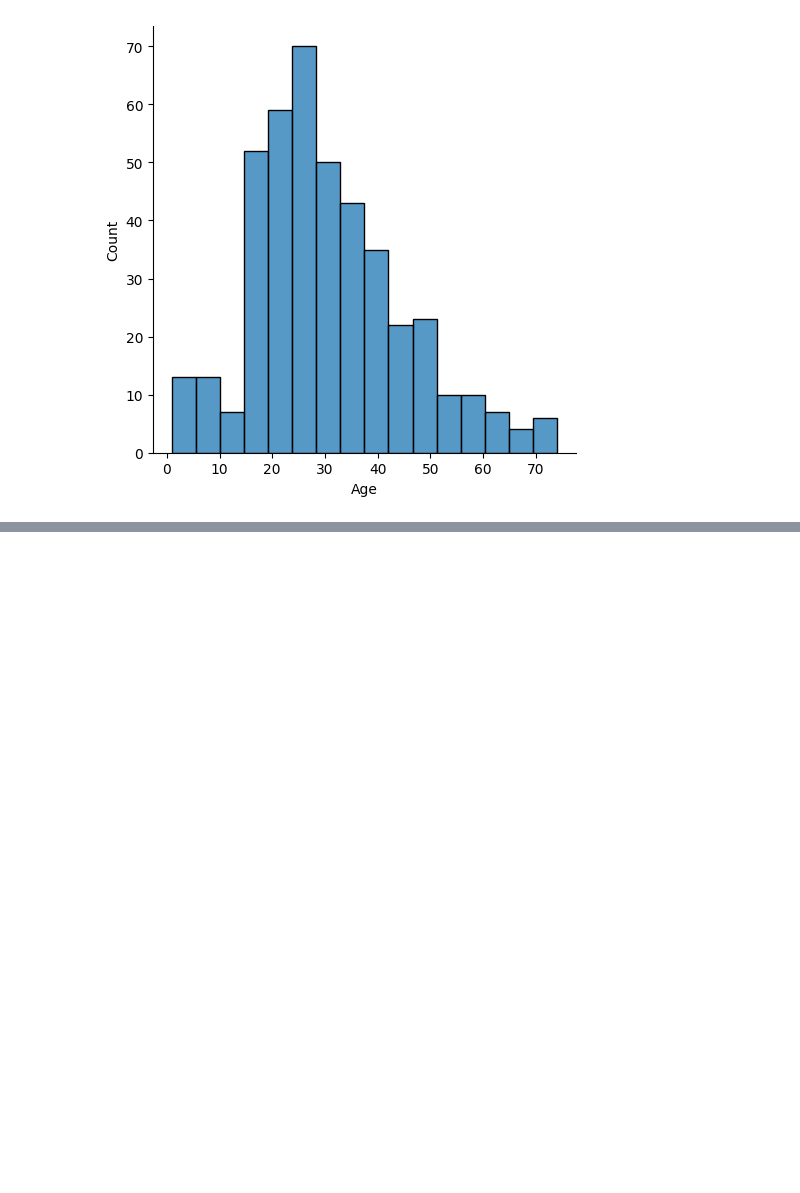
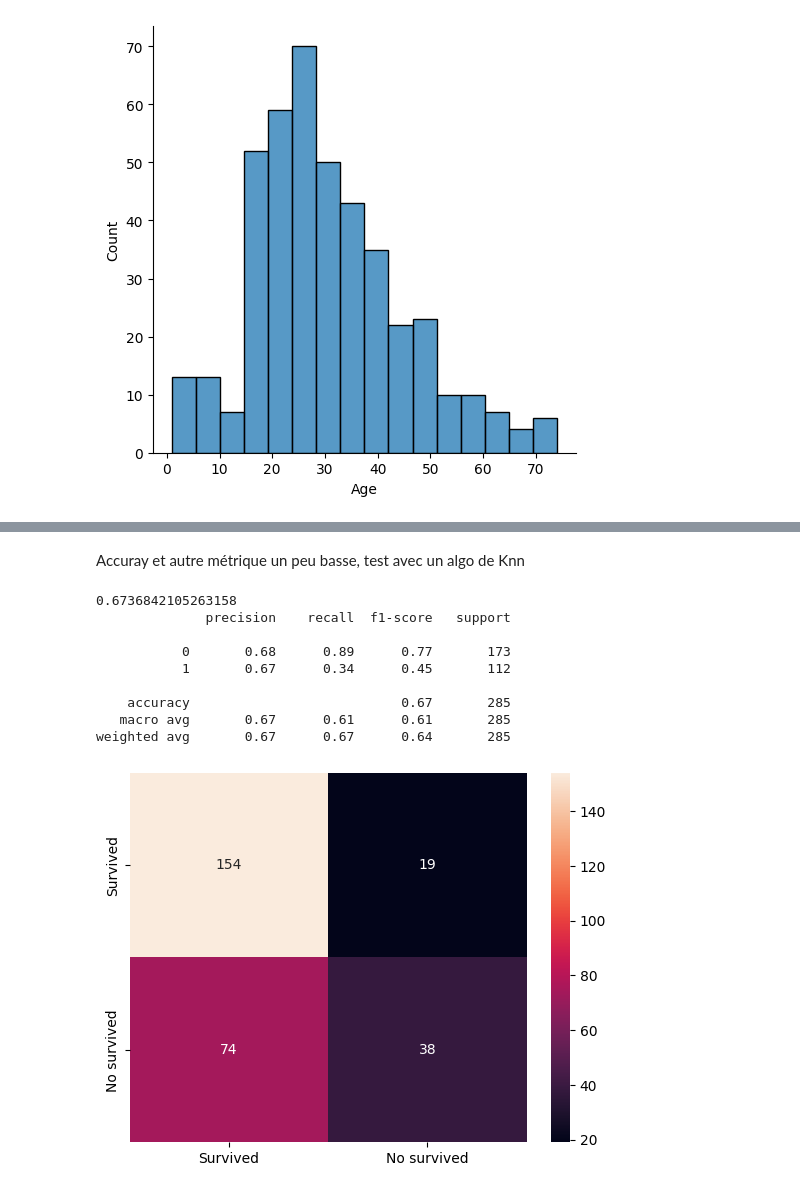
Before and after one commit to julienAboutard/Titanic-AI, a Jupyter notebook: Titanic.ipynb, the cells around one changed output, grey strips where cells are left out. Cells and saved outputs as stored; diff of their text form; code cells hidden in the pictures; blank space fills up the shorter version.

```diff
--- a/Titanic.ipynb
+++ b/Titanic.ipynb
@@ -143,0 +210,36 @@ vis2=sns.displot(unsurvived_df['Age'])
+# %% [markdown]
+Accuray et autre métrique un peu basse, test avec un algo de Knn
+# %%
+# On initalise le modèle :
+neighbors_classif = KNeighborsClassifier(n_neighbors=2)
+
+# On l'entraîne sur nos données d'entraînement :
+neighbors_classif.fit(feat_train, target_train)
+
+# On l'utilise pour prédire sur les données de test :
+predict_class = neighbors_classif.predict(feat_test)
+
+# On calcule l'accuracy du modèle :
+acc = accuracy_score(predict_class, target_test)
+print(acc)
+
+# On ajoute des noms aux index et aux colonnes à la matrice de confusion
+classes_names = ['Survived','No survived']
+cm = pd.DataFrame(confusion_matrix(target_test, predict_class),
+                  columns=classes_names, index = classes_names)
+
+# On affiche une heatmap de seaborn pour visualiser la matrice de confusion
+sns.heatmap(cm, annot=True, fmt='d')
+
+print(classification_report(target_test, predict_class))
+# %% [output]
+0.6736842105263158
+              precision    recall  f1-score   support
+
+           0       0.68      0.89      0.77       173
+           1       0.67      0.34      0.45       112
+
+    accuracy                           0.67       285
+   macro avg       0.67      0.61      0.61       285
+weighted avg       0.67      0.67      0.64       285
+[figure, added]
```
Also changed, not shown: parts of 7 cells of this notebook.
